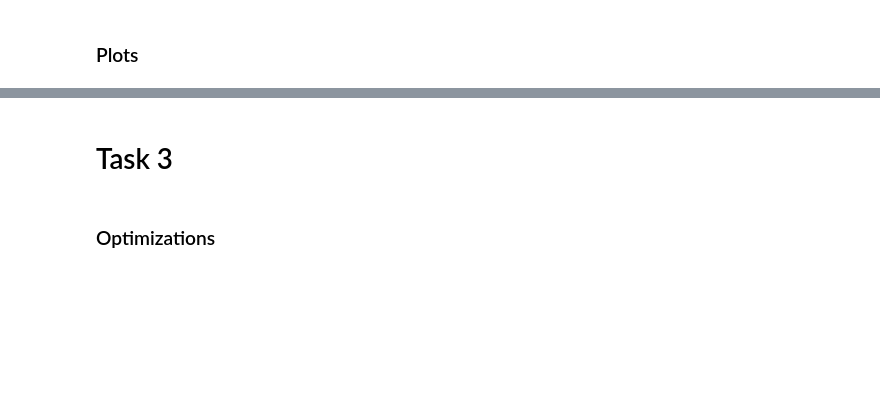
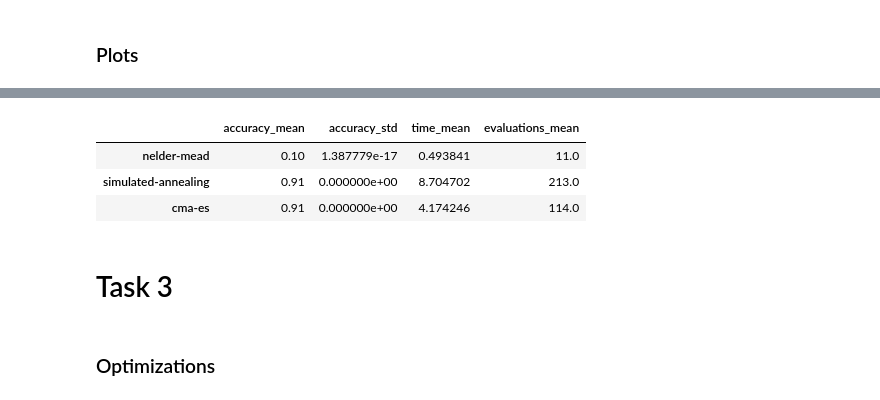
Before and after one commit to Aryan-IIT/coding1_assignment_cs303, a Jupyter notebook: problem2.ipynb, the cells around one changed output, grey strips where cells are left out. Cells and saved outputs as stored; diff of their text form; code cells hidden in the pictures; blank space fills up the shorter version.

```diff
--- a/problem2.ipynb
+++ b/problem2.ipynb
@@ -272,3 +321,13 @@ plot_comparison('time_mean', 'Time (seconds)', 'Convergence Speed')
+# %%
+import pandas as pd
+results_df = pd.DataFrame.from_dict(results, orient='index')
+
+results_df
+# %% [output]
+|  | accuracy_mean | accuracy_std | time_mean | evaluations_mean |
+| nelder-mead | 0.10 | 1.387779e-17 | 0.493841 | 11.0 |
+| simulated-annealing | 0.91 | 0.000000e+00 | 8.704702 | 213.0 |
+| cma-es | 0.91 | 0.000000e+00 | 4.174246 | 114.0 |
 # %% [markdown]
 # Task 3
 # %%
```
Also changed, not shown: parts of 15 cells of this notebook, 1 other file.
